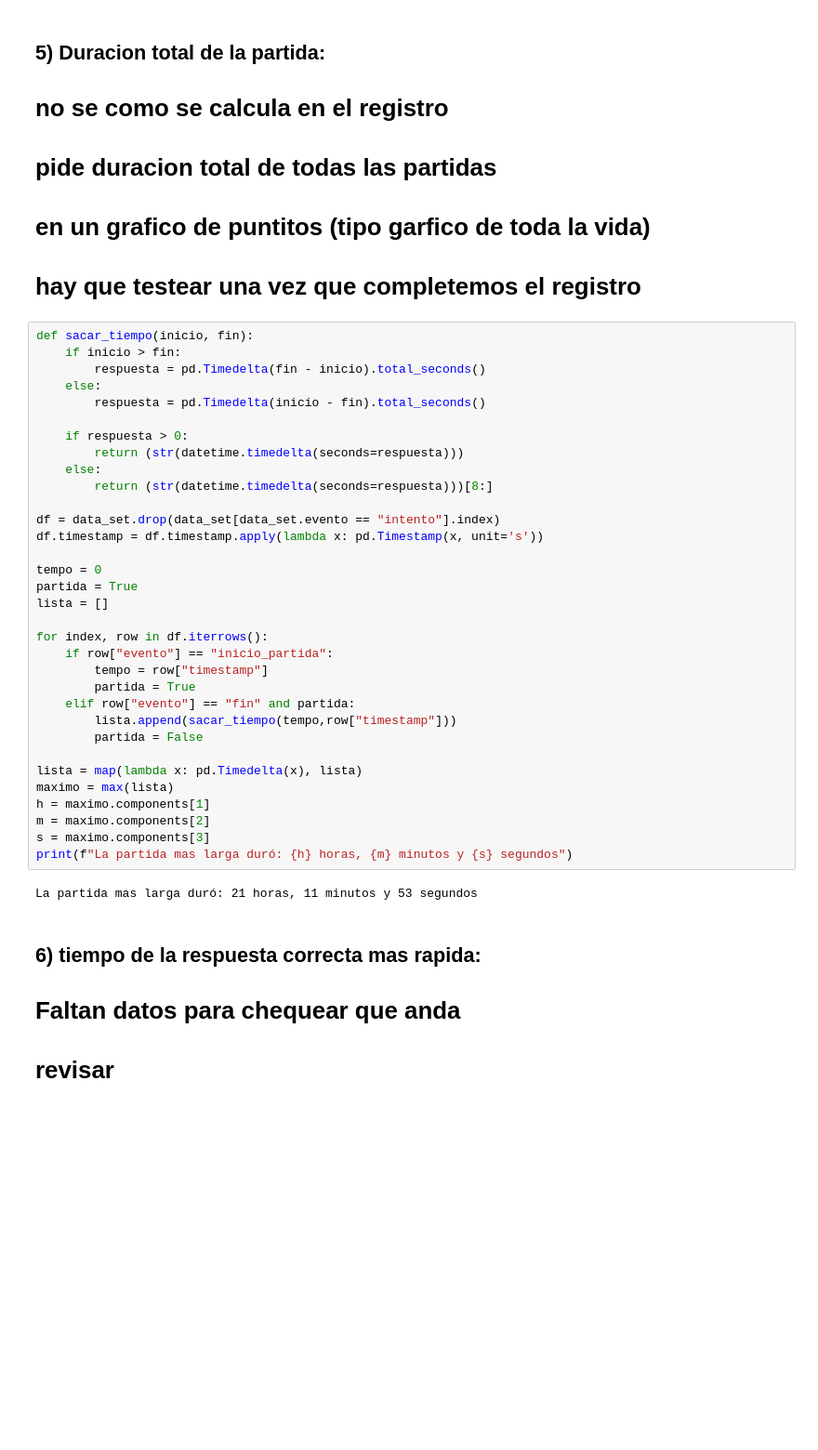
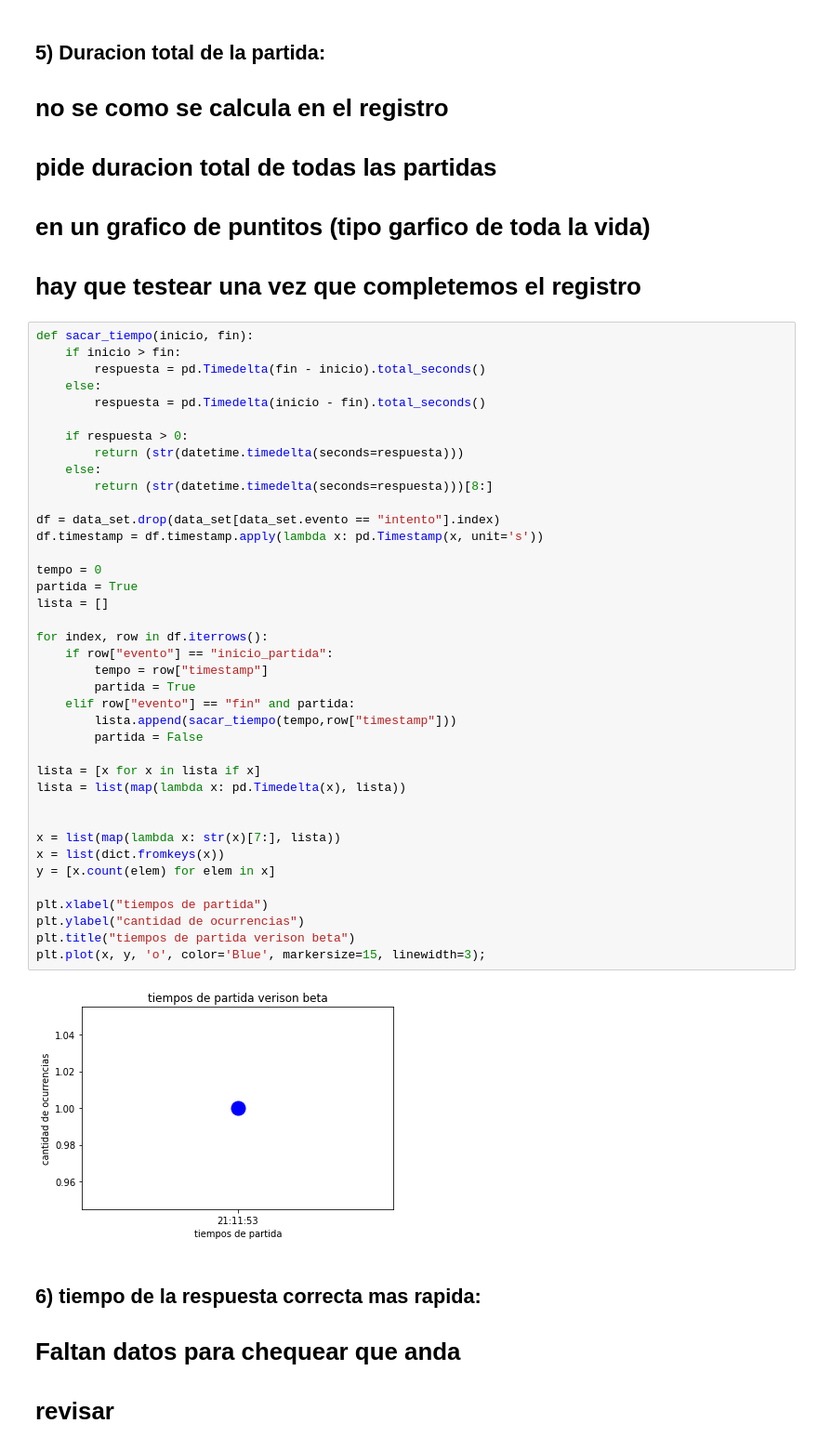
Before and after one commit to leonelranieri/Figurace.py, a Jupyter notebook: src/core/Analisis_de_datos.ipynb, the cells around one changed output. Shown at 93% size. Drawn from its saved outputs; the diff is of its cells as text; blank space fills up the shorter version.

```diff
--- a/src/core/Analisis_de_datos.ipynb
+++ b/src/core/Analisis_de_datos.ipynb
@@ -235,38 +228,44 @@ plt.show()
 # %%
 def sacar_tiempo(inicio, fin):
     if inicio > fin:
         respuesta = pd.Timedelta(fin - inicio).total_seconds()
     else:
         respuesta = pd.Timedelta(inicio - fin).total_seconds()
 
     if respuesta > 0:
         return (str(datetime.timedelta(seconds=respuesta)))
     else:
         return (str(datetime.timedelta(seconds=respuesta)))[8:]
 
 df = data_set.drop(data_set[data_set.evento == "intento"].index)
 df.timestamp = df.timestamp.apply(lambda x: pd.Timestamp(x, unit='s'))
 
 tempo = 0
 partida = True
 lista = []
 
 for index, row in df.iterrows():
     if row["evento"] == "inicio_partida":
         tempo = row["timestamp"]
         partida = True
     elif row["evento"] == "fin" and partida:
         lista.append(sacar_tiempo(tempo,row["timestamp"]))
         partida = False
 
-lista = map(lambda x: pd.Timedelta(x), lista)
-maximo = max(lista)
-h = maximo.components[1]
-m = maximo.components[2]
-s = maximo.components[3]
-print(f"La partida mas larga duró: {h} horas, {m} minutos y {s} segundos")
+lista = [x for x in lista if x]
+lista = list(map(lambda x: pd.Timedelta(x), lista))
+
+
+x = list(map(lambda x: str(x)[7:], lista))
+x = list(dict.fromkeys(x))
+y = [x.count(elem) for elem in x]
+
+plt.xlabel("tiempos de partida")
+plt.ylabel("cantidad de ocurrencias")
+plt.title("tiempos de partida verison beta")
+plt.plot(x, y, 'o', color='Blue', markersize=15, linewidth=3);
 # %% [output]
-La partida mas larga duró: 21 horas, 11 minutos y 53 segundos
+[figure, added]
 # %% [markdown]
 ## 6) tiempo de la respuesta correcta mas rapida:
 
```
Also changed, not shown: parts of 12 cells of this notebook, 3 other files.
